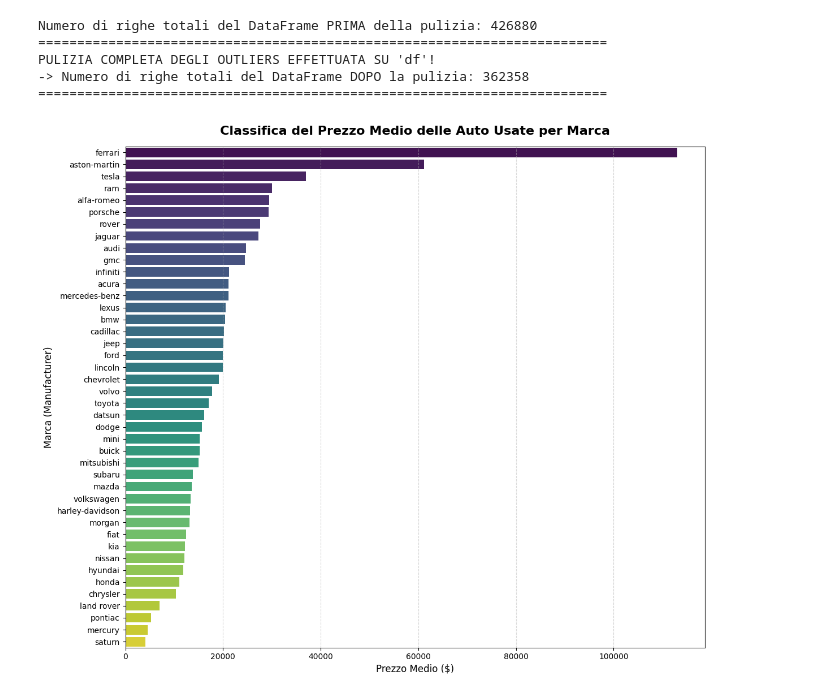
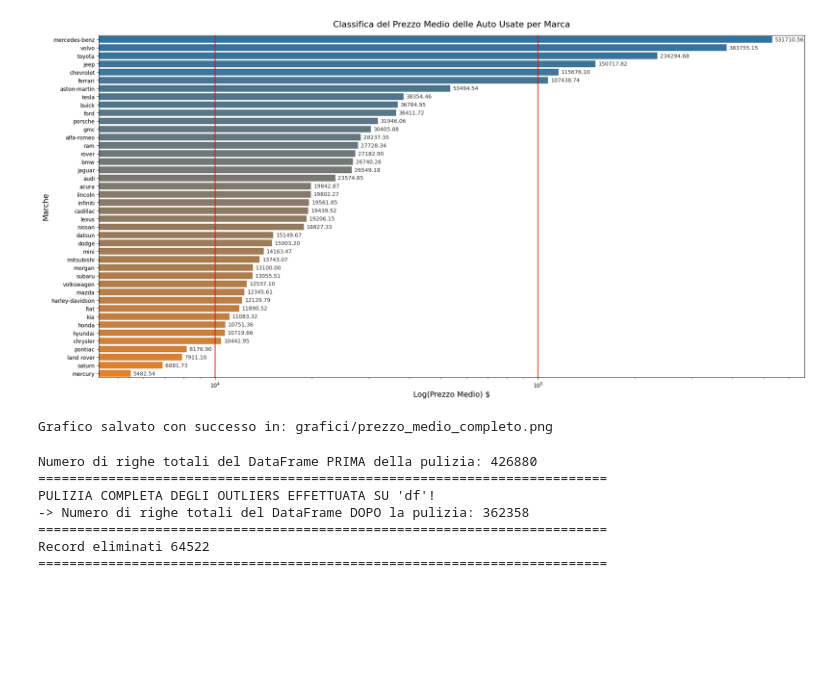
Before and after one commit to Vesp3x/verifica_finale, a Jupyter notebook: dataset_cleaning.ipynb, the cells around one changed output. Cells and saved outputs as stored; diff of their text form; code cells hidden in the pictures; blank space fills up the shorter version.

```diff
--- a/dataset_cleaning.ipynb
+++ b/dataset_cleaning.ipynb
@@ -129,6 +170,13 @@ plt.show()
+# %%
+# 1. Calcoli i dati passando il tuo DataFrame originale
+df_risultati_prezzi = calcola_prezzi_medi_marca(df_auto)
+
+# 2. Passi l'output della prima funzione direttamente alla seconda
+crea_grafico_prezzo_medio(df_risultati_prezzi, "grafici/prezzo_medio_completo.png")
+# %% [output]
+[figure, added]
+Grafico salvato con successo in: grafici/prezzo_medio_completo.png
 # %%
-import pandas as pd
-
 # =========================================================================
 # PULIZIA OUTLIERS PER OGNI MARCA COL METODO IQR (SU TUTTO IL DATAFRAME)
 # =========================================================================
@@ -136,15 +184,15 @@ import pandas as pd
 # evitando che i prezzi folli di una marca sballino i dati delle altre.
 
 lista_pezzi_puliti = []
-tutte_le_marche = df['manufacturer'].unique()
+tutte_le_marche = df_auto['manufacturer'].unique()
 
-print(f"Numero di righe totali del DataFrame PRIMA della pulizia: {df.shape[0]}")
+print(f"Numero di righe totali del DataFrame PRIMA della pulizia: {df_auto.shape[0]}")
 
 # Cicliamo su ogni singola marca presente nel dataset
 for marca in tutte_le_marche:
 
     # Isoliamo temporaneamente le auto della marca corrente
-    dati_marca = df[df['manufacturer'] == marca]
+    dati_marca = df_auto[df_auto['manufacturer'] == marca]
 
     # Calcoliamo l'IQR solo se abbiamo un numero minimo di dati per renderlo affidabile
     if dati_marca.shape[0] > 10:
@@ -181,56 +229,14 @@ print("=========================================================================
 print("PULIZIA COMPLETA DEGLI OUTLIERS EFFETTUATA SU 'df'!")
 print(f"-> Numero di righe totali del DataFrame DOPO la pulizia: {df.shape[0]}")
 print("=========================================================================")
+e = df_auto.shape[0] - df.shape[0]
+print(f"Record eliminati {e}")
+print("=========================================================================")
 # %% [output]
 Numero di righe totali del DataFrame PRIMA della pulizia: 426880
 =========================================================================
 PULIZIA COMPLETA DEGLI OUTLIERS EFFETTUATA SU 'df'!
 -> Numero di righe totali del DataFrame DOPO la pulizia: 362358
 =========================================================================
+Record eliminati 64522
+=========================================================================
-# %%
-import matplotlib.pyplot as plt
-import seaborn as sns
-
-# =========================================================================
-# 1. CALCOLO DEI PREZZI MEDI PER MARCA E ORDINAMENTO
-# =========================================================================
-# Raggruppiamo per marca, calcoliamo la media del prezzo e ordiniamo in modo decrescente
-df_prezzi_marche = (
-    df.groupby("manufacturer")["price"]
-    .mean()
-    .reset_index()
-    .sort_values(by="price", ascending=False)
-)
-
-# =========================================================================
-# 2. GENERAZIONE DEL GRAFICO A BARRE ORIZZONTALI
-# =========================================================================
-# Impostiamo una dimensione della figura abbastanza alta (12x10) per dare spazio a tutte le ~40 marche
-plt.figure(figsize=(12, 10))
-
-# Usiamo una palette di colori sfumata ("viridis") per renderlo elegante
-sns.barplot(
-    x="price",
-    y="manufacturer",
-    data=df_prezzi_marche,
-    palette="viridis",
-    hue="manufacturer", # Evita i warning delle versioni recenti di Seaborn
-    legend=False
-)
-
-# Personalizziamo i titoli e le etichette degli assi
-plt.title("Classifica del Prezzo Medio delle Auto Usate per Marca", fontsize=16, fontweight='bold', pad=15)
-plt.xlabel("Prezzo Medio ($)", fontsize=12)
-plt.ylabel("Marca (Manufacturer)", fontsize=12)
-
-# Aggiungiamo una griglia leggera verticale per aiutare a leggere i valori dei prezzi
-plt.grid(axis='x', linestyle='--', alpha=0.5)
-
-# Ottimizziamo i margini in modo che non vengano tagliati i nomi delle marche
-plt.tight_layout()
-
-# Mostriamo il grafico a schermo
-plt.show()
-# =========================================================================
-# %% [output]
-[figure, removed]
```
Also changed, not shown: parts of 29 cells of this notebook, 38 other files.
